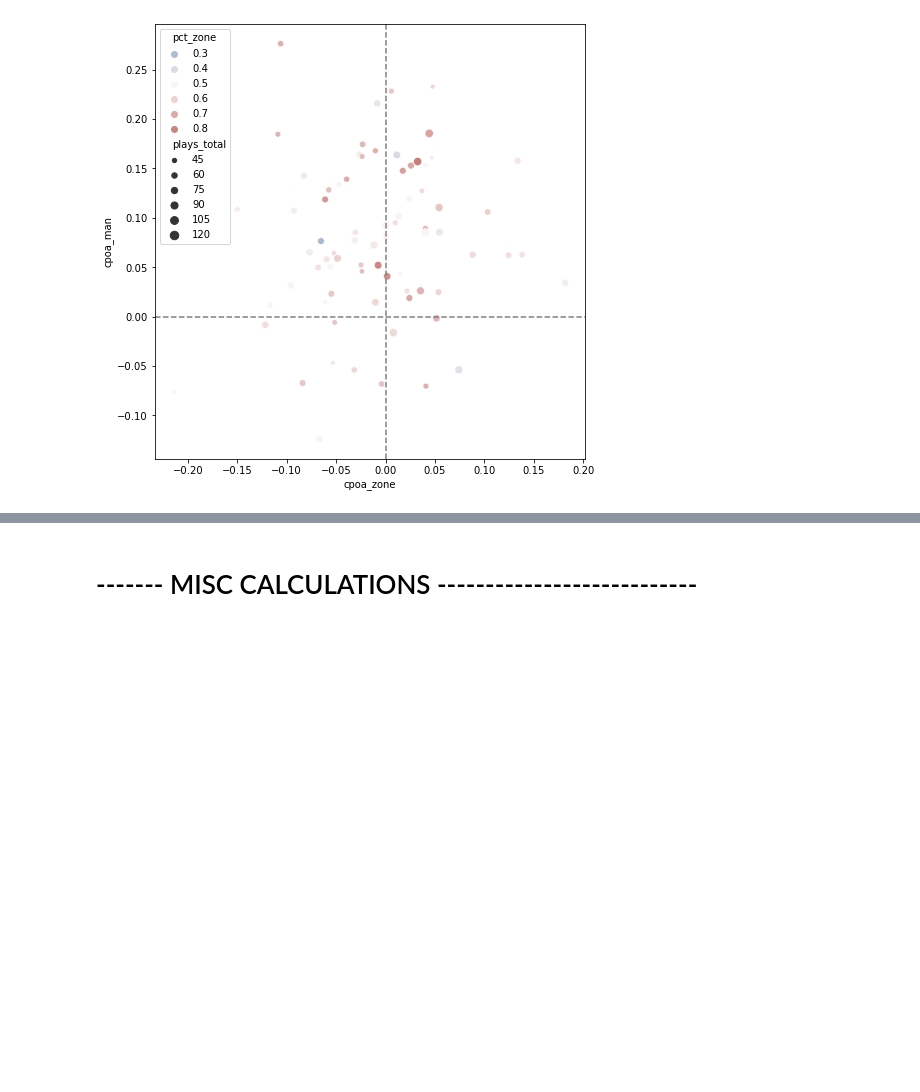
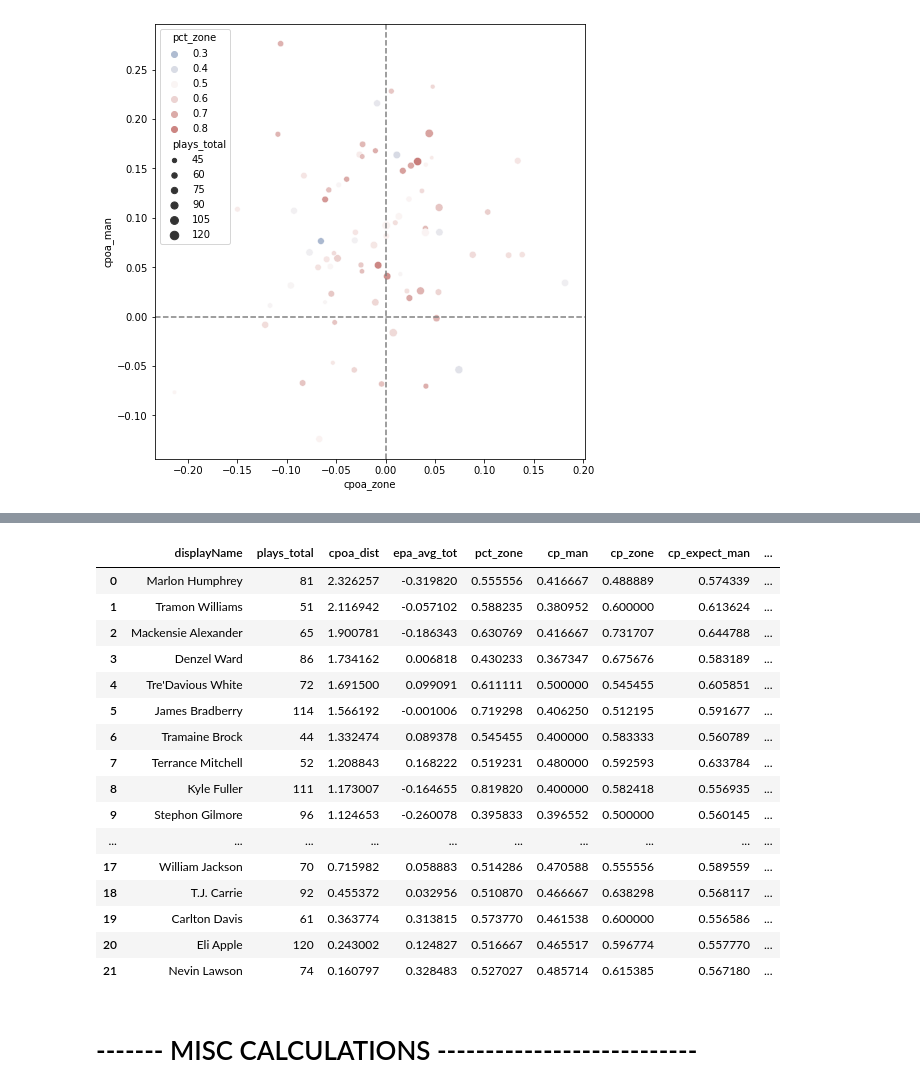
Before and after one commit to pschlais/kaggle_bigdatabowl_2021, a Jupyter notebook: Target_defender_performance.ipynb, the cells around one changed output, grey strips where cells are left out. Saved outputs shown, nothing was run; the diff lists cells and outputs as text; code cells hidden in the pictures; blank space fills up the shorter version.

```diff
--- a/Target_defender_performance.ipynb
+++ b/Target_defender_performance.ipynb
@@ -1361,3 +1397,27 @@ TypeError: zip argument #1 must support iteration
+# %%
+cb_mz['cpoa_dist'] = np.sqrt(((cb_mz.cpoa_zone - cb_mz.cpoa_zone.mean()) / cb_mz.cpoa_zone.std())**2
+                             + ((cb_mz.cpoa_man - cb_mz.cpoa_man.mean()) / cb_mz.cpoa_man.std())**2)
+
+cols=['displayName','plays_total','cpoa_dist','epa_avg_tot','pct_zone','cp_man','cp_zone','cp_expect_man','cp_expect_zone','cpoa_man','cpoa_zone']
+cb_mz[(cb_mz.cpoa_zone > cb_mz.cpoa_zone.mean()) & (cb_mz.cpoa_man > cb_mz.cpoa_man.mean())][cols].sort_values('cpoa_dist', ascending=False).reset_index(drop=True)
+# %% [output]
+|  | displayName | plays_total | cpoa_dist | epa_avg_tot | pct_zone | cp_man | cp_zone | cp_expect_man | ... |
+| 0 | Marlon Humphrey | 81 | 2.326257 | -0.319820 | 0.555556 | 0.416667 | 0.488889 | 0.574339 | ... |
+| 1 | Tramon Williams | 51 | 2.116942 | -0.057102 | 0.588235 | 0.380952 | 0.600000 | 0.613624 | ... |
+| 2 | Mackensie Alexander | 65 | 1.900781 | -0.186343 | 0.630769 | 0.416667 | 0.731707 | 0.644788 | ... |
+| 3 | Denzel Ward | 86 | 1.734162 | 0.006818 | 0.430233 | 0.367347 | 0.675676 | 0.583189 | ... |
+| 4 | Tre'Davious White | 72 | 1.691500 | 0.099091 | 0.611111 | 0.500000 | 0.545455 | 0.605851 | ... |
+| 5 | James Bradberry | 114 | 1.566192 | -0.001006 | 0.719298 | 0.406250 | 0.512195 | 0.591677 | ... |
+| 6 | Tramaine Brock | 44 | 1.332474 | 0.089378 | 0.545455 | 0.400000 | 0.583333 | 0.560789 | ... |
+| 7 | Terrance Mitchell | 52 | 1.208843 | 0.168222 | 0.519231 | 0.480000 | 0.592593 | 0.633784 | ... |
+| 8 | Kyle Fuller | 111 | 1.173007 | -0.164655 | 0.819820 | 0.400000 | 0.582418 | 0.556935 | ... |
+| 9 | Stephon Gilmore | 96 | 1.124653 | -0.260078 | 0.395833 | 0.396552 | 0.500000 | 0.560145 | ... |
+| ... | ... | ... | ... | ... | ... | ... | ... | ... | ... |
+| 17 | William Jackson | 70 | 0.715982 | 0.058883 | 0.514286 | 0.470588 | 0.555556 | 0.589559 | ... |
+| 18 | T.J. Carrie | 92 | 0.455372 | 0.032956 | 0.510870 | 0.466667 | 0.638298 | 0.568117 | ... |
+| 19 | Carlton Davis | 61 | 0.363774 | 0.313815 | 0.573770 | 0.461538 | 0.600000 | 0.556586 | ... |
+| 20 | Eli Apple | 120 | 0.243002 | 0.124827 | 0.516667 | 0.465517 | 0.596774 | 0.557770 | ... |
+| 21 | Nevin Lawson | 74 | 0.160797 | 0.328483 | 0.527027 | 0.485714 | 0.615385 | 0.567180 | ... |
 # %% [markdown]
 # ------- MISC CALCULATIONS ---------------------------
 # %%
```
Also changed, not shown: parts of 4 cells of this notebook.
